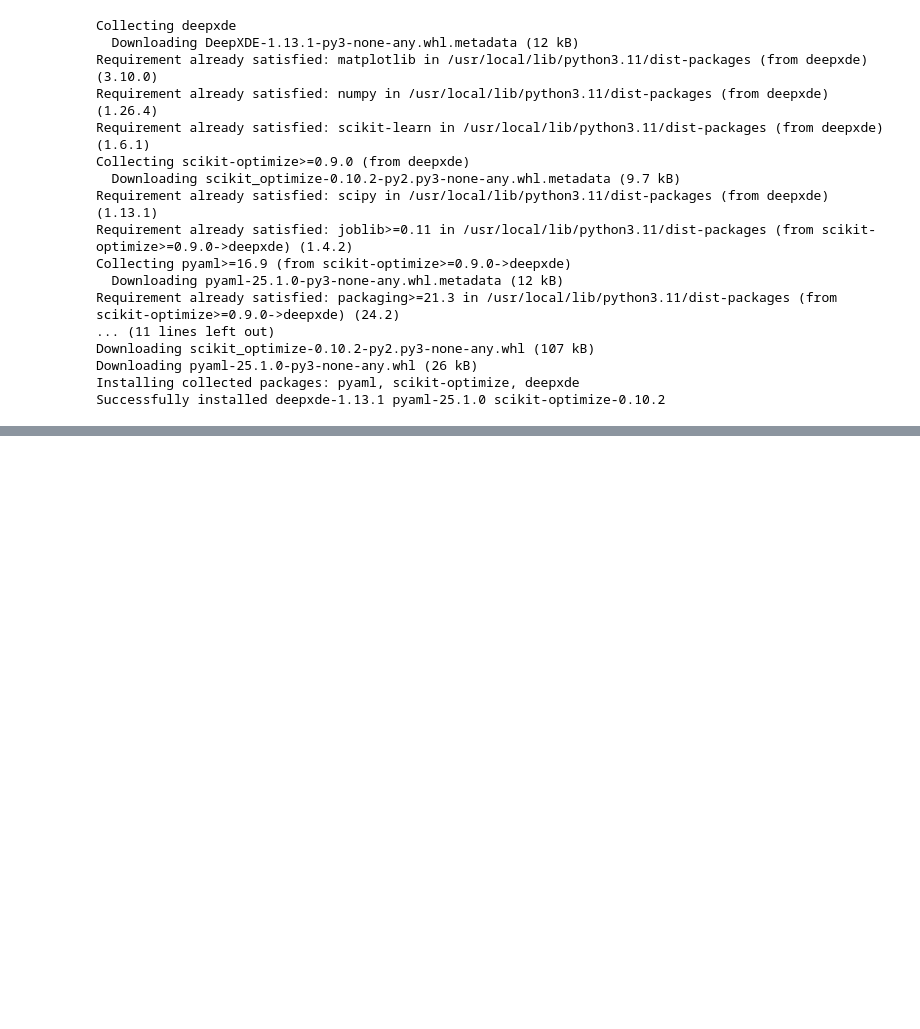
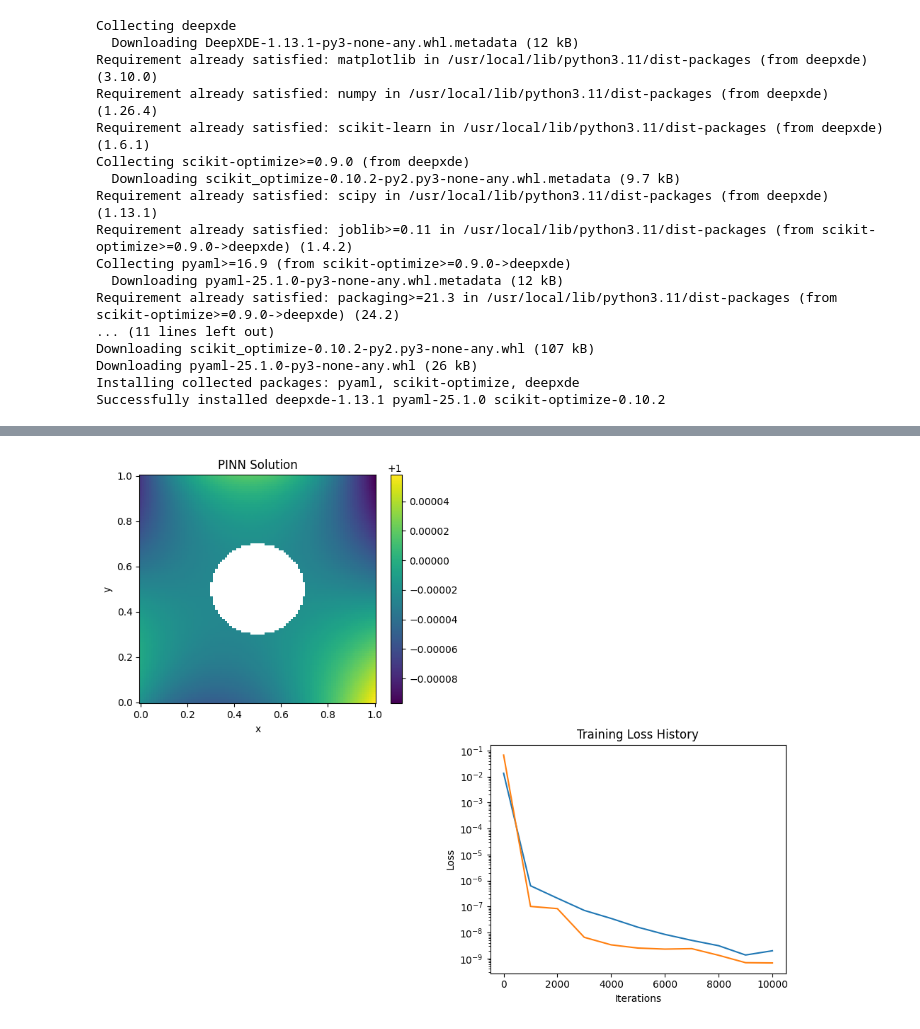
Before and after one commit to sushirito/Hg2, a Jupyter notebook: 2D_Pore_Reaction.ipynb, the cells around one changed output, grey strips where cells are left out. Saved outputs shown, nothing was run; the diff lists cells and outputs as text; code cells hidden in the pictures; blank space fills up the shorter version.

```diff
--- a/2D_Pore_Reaction.ipynb
+++ b/2D_Pore_Reaction.ipynb
@@ -155,0 +308,80 @@ Saving test data to /content/test.dat ...
+# %%
+from scipy.sparse import diags
+from scipy.sparse.linalg import spsolve
+
+x = np.linspace(0, 1, 100)
+y = np.linspace(0, 1, 100)
+X, Y = np.meshgrid(x, y)
+X_flat = X.flatten()[:, None]
+Y_flat = Y.flatten()[:, None]
+points = np.hstack((X_flat, Y_flat))
+
+Z_pinn = model.predict(points)[:, 0].reshape(X.shape)
+
+mask = (X - 0.5)**2 + (Y - 0.5)**2 <= 0.2**2
+Z_pinn[mask] = np.nan
+
+plt.figure(figsize=(10, 8))
+plt.subplot(221)
+im = plt.pcolormesh(X, Y, Z_pinn, shading='auto', cmap='viridis')
+plt.colorbar(im)
+plt.title('PINN Solution')
+plt.xlabel('x')
+plt.ylabel('y')
+
+def fdm_solution(nx, ny, D, k, alpha):
+    dx = 1.0 / (nx - 1)
+    dy = 1.0 / (ny - 1)
+
+    main_diag = -2 * (1/dx**2 + 1/dy**2) * np.ones(nx*ny)
+    off_diag_x = 1/dx**2 * np.ones(nx*ny-1)
+    off_diag_y = 1/dy**2 * np.ones(nx*ny-ny)
+
+    A = diags([main_diag, off_diag_x, off_diag_x, off_diag_y, off_diag_y],
+              [0, 1, -1, ny, -ny], format='csr')
+
+    b = np.zeros(nx*ny)
+    for i in range(nx):
+        for j in range(ny):
+            idx = i*ny + j
+            x, y = i*dx, j*dy
+            if (x-0.5)**2 + (y-0.5)**2 <= 0.2**2:
+                A[idx, :] = 0
+                A[idx, idx] = 1
+                b[idx] = 0
+            elif (x-0.5)**2 + (y-0.5)**2 <= 0.21**2:  # Boundary approx
+                A[idx, idx] -= k/D
+                b[idx] = -k*alpha/D
+
+    u = spsolve(A, b)
+    return u.reshape((nx, ny))
+'''
+Z_fdm = fdm_solution(100, 100, D, k, alpha)
+Z_fdm[mask] = np.nan
+
+plt.subplot(222)
+im = plt.pcolormesh(X, Y, Z_fdm, shading='auto', cmap='viridis')
+plt.colorbar(im)
+plt.title('FDM Solution')
+plt.xlabel('x')
+plt.ylabel('y')
+
+plt.subplot(223)
+diff = Z_pinn - Z_fdm
+im = plt.pcolormesh(X, Y, diff, shading='auto', cmap='RdBu', vmin=-0.1, vmax=0.1)
+plt.colorbar(im)
+plt.title('Difference (PINN - FDM)')
+plt.xlabel('x')
+plt.ylabel('y')
+'''
+
+plt.subplot(224)
+plt.semilogy(losshistory.steps, losshistory.loss_train)
+plt.xlabel('Iterations')
+plt.ylabel('Loss')
+plt.title('Training Loss History')
+
+plt.tight_layout()
+plt.show()
+# %% [output]
+[figure, added]
```
Also changed, not shown: parts of 5 cells of this notebook.
